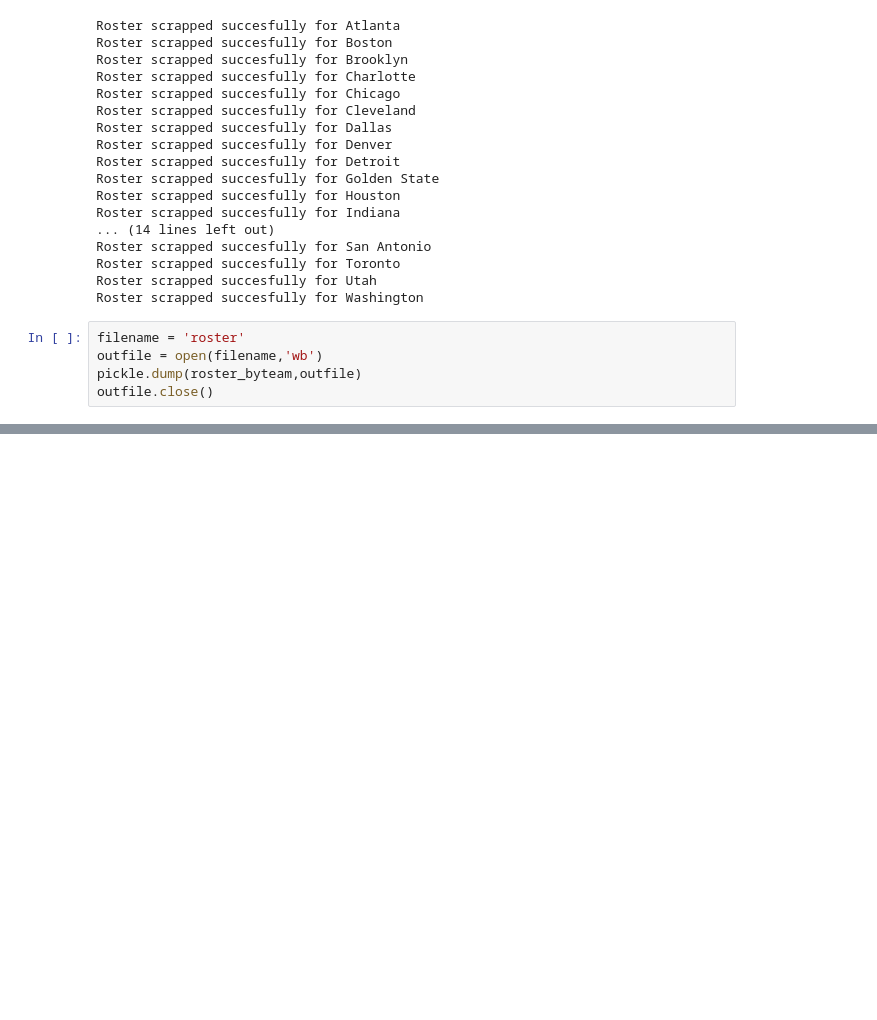
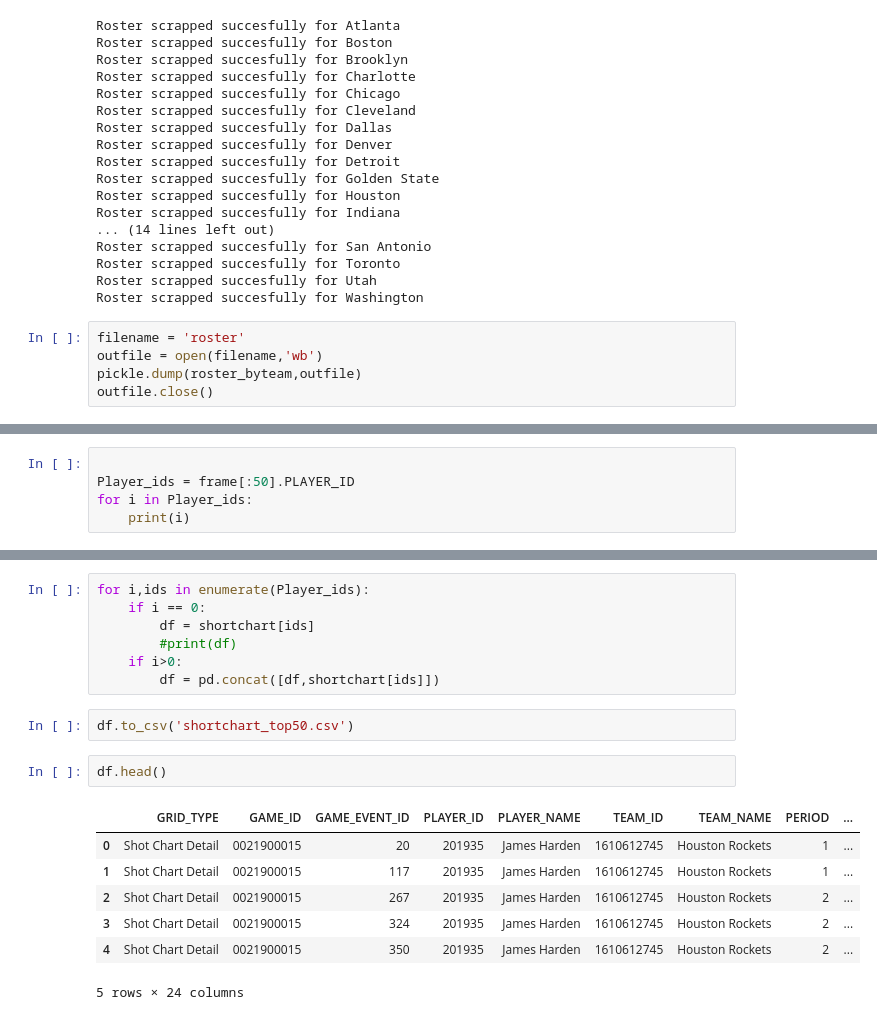
Before and after one commit to mashwinmuthiah/NBA-stats, a Jupyter notebook: NBAWebScrapper.ipynb, the cells around one changed output, grey strips where cells are left out. Cells and saved outputs as stored; diff of their text form; blank space fills up the shorter version.

```diff
--- a/NBAWebScrapper.ipynb
+++ b/NBAWebScrapper.ipynb
@@ -298,0 +351,5 @@ new_dict['Boston'].head()
+# %%
+
+Player_ids = frame[:50].PLAYER_ID
+for i in Player_ids:
+    print(i)
@@ -298,0 +477,19 @@ new_dict['Boston'].head()
+# %%
+for i,ids in enumerate(Player_ids):
+    if i == 0:
+        df = shortchart[ids]
+        #print(df)
+    if i>0:
+        df = pd.concat([df,shortchart[ids]])
+# %%
+df.to_csv('shortchart_top50.csv')
+# %%
+df.head()
+# %% [output]
+|  | GRID_TYPE | GAME_ID | GAME_EVENT_ID | PLAYER_ID | PLAYER_NAME | TEAM_ID | TEAM_NAME | PERIOD | ... |
+| 0 | Shot Chart Detail | 0021900015 | 20 | 201935 | James Harden | 1610612745 | Houston Rockets | 1 | ... |
+| 1 | Shot Chart Detail | 0021900015 | 117 | 201935 | James Harden | 1610612745 | Houston Rockets | 1 | ... |
+| 2 | Shot Chart Detail | 0021900015 | 267 | 201935 | James Harden | 1610612745 | Houston Rockets | 2 | ... |
+| 3 | Shot Chart Detail | 0021900015 | 324 | 201935 | James Harden | 1610612745 | Houston Rockets | 2 | ... |
+| 4 | Shot Chart Detail | 0021900015 | 350 | 201935 | James Harden | 1610612745 | Houston Rockets | 2 | ... |
+5 rows × 24 columns
```
Also changed, not shown: parts of 8 cells of this notebook, 1 other file.
